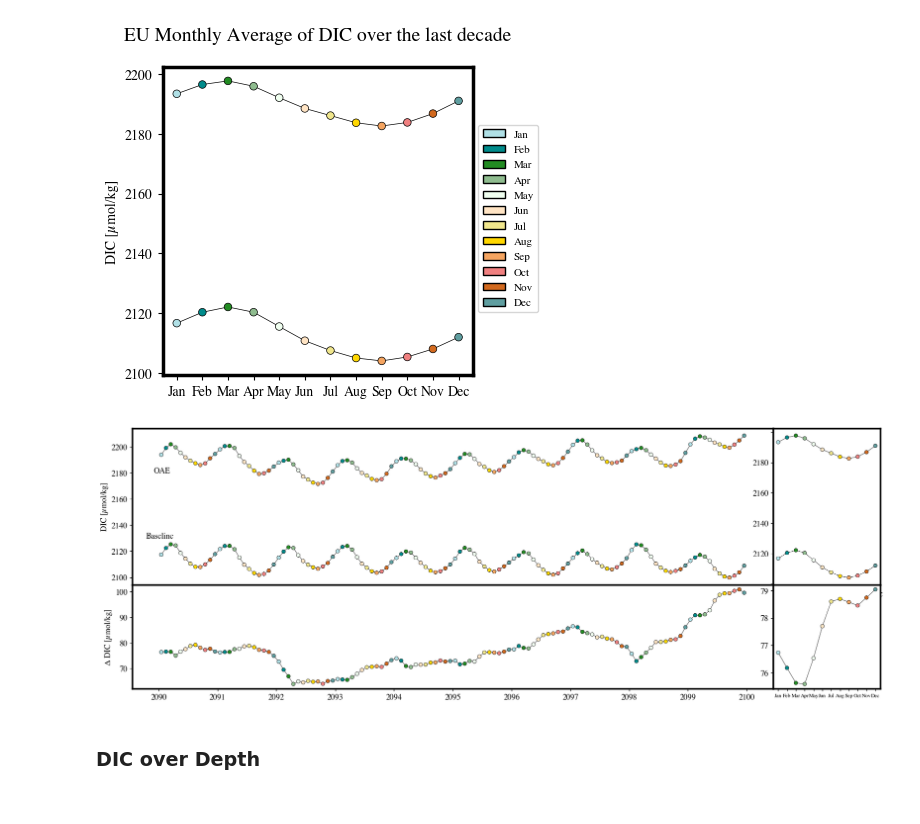
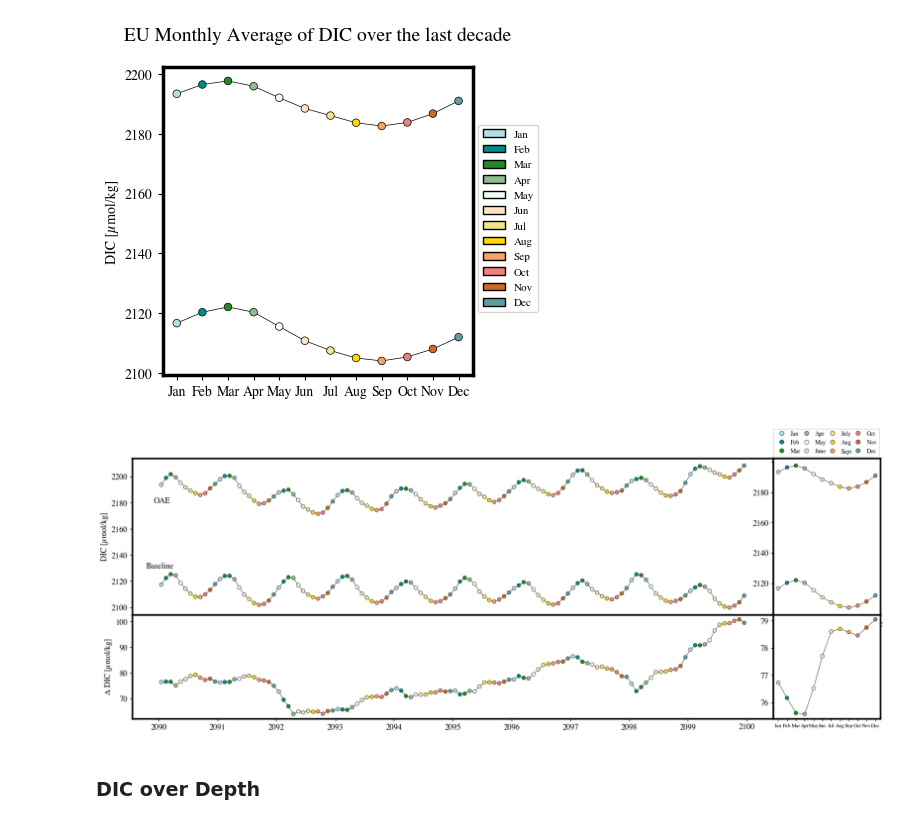
Before and after one commit to chiaraciscato/MScThesis, a Jupyter notebook: SSP3_7.0/DIC/croppedDIC_Comparison_7.0.ipynb, the cells around one changed output. Cells and saved outputs as stored; diff of their text form; code cells hidden in the pictures.

```diff
--- a/SSP3_7.0/DIC/croppedDIC_Comparison_7.0.ipynb
+++ b/SSP3_7.0/DIC/croppedDIC_Comparison_7.0.ipynb
@@ -33,9 +34,9 @@ plt.style.use('seaborn-pastel')
 isns.set_context(mode="notebook", fontfamily="Times")
 sns.set_context(font_scale=0.8)
 # %%
-data_baseline = xr.open_dataset('/Users/chiaraciscato/Desktop/geomar/Cropped_DataTransfer/SSP3_7.0/dic&DIC/DIC&dic_Baseline_7.0_cropped.nc', decode_times=True).sel(deptht=slice(0, 150))
+data_baseline = xr.open_dataset('/Users/chiaraciscato/Desktop/geomar/Cropped_DataTransfer/SSP3_7.0/ALK&DIC/DIC&ALK_Baseline_7.0_cropped.nc', decode_times=True).sel(deptht=slice(0, 150))
 # %%
-data_oae = xr.open_dataset('/Users/chiaraciscato/Desktop/geomar/Cropped_DataTransfer/SSP3_7.0/dic&DIC/DIC&dic_OAE_7.0_cropped.nc', decode_times=True).sel(deptht=slice(0, 150))
+data_oae = xr.open_dataset('/Users/chiaraciscato/Desktop/geomar/Cropped_DataTransfer/SSP3_7.0/ALK&DIC/DIC&ALK_OAE_7.0_cropped.nc', decode_times=True).sel(deptht=slice(0, 150))
 # %% [markdown]
 ### EU Average of DIC
 # %%
@@ -708,6 +709,16 @@ ax.set_title("EU Monthly Average of DIC over the last decade", fontname="Times",
 pass
 # %% [output]
 [figure]
+# %%
+class HandlerEllipse(HandlerPatch):
+    def create_artists(self, legend, orig_handle,
+                       xdescent, ydescent, width, height, fontsize, trans):
+        center = 0.5 * width - 0.5 * xdescent, 0.5 * height - 0.5 * ydescent
+        p = mpatches.Ellipse(xy=center, width=height + xdescent,
+                             height=height + ydescent)
+        self.update_prop(p, orig_handle, legend)
+        p.set_transform(trans)
+        return [p]
 # %%
 colors = dict(zip(dic_baseline_monthly.Month.unique(), ['powderblue', 'darkcyan', 'forestgreen', 'darkseagreen',
                                                         'honeydew', 'bisque', 'khaki', 'gold',
@@ -736,8 +747,9 @@ ax.scatter(dic_oae_monthly.index, dic_oae_monthly.dic, color=dic_oae_monthly.Mon
 ax.tick_params(axis='both', which='major', labelsize=12)
 ax.set_ylabel('DIC [µmol/kg]', fontsize=12)
 
-#legend = [mpatches.Patch(facecolor = value, edgecolor = "black", label = key, alpha = 1) for key, value in colors.items()]
-#ax.legend(handles = legend, bbox_to_anchor=(1, 0.85), loc='best', fontsize=6.5)
+legend = [mpatches.Circle((0.5, 0.5), 1, facecolor = value, edgecolor = "black", linewidth=0.5, label = key, alpha = 1) for key, value in colors.items()]
+ax.legend(handles = legend, bbox_to_anchor=(1.17, 1.21), loc='best', columnspacing=0.05, handletextpad=0.4, fontsize=9, ncol = 4,
+          handler_map={mpatches.Circle: HandlerEllipse()})
 
 ax2.plot(mean_baseline.DIC, '-', color="black", linewidth=0.5, zorder=1)
 ax2.scatter(mean_baseline.time_counter, mean_baseline.DIC, color=mean_baseline.time_counter.map(lambda x: colors2[x]), edgecolors='black',  linewidth=0.5, s=30)
@@ -751,34 +763,34 @@ yticks[-2].label1.set_visible(False)
 yticks[-7].label1.set_visible(False)
 
 colors = dict(zip(delta_dic.Month.unique(), ['powderblue', 'darkcyan', 'forestgreen', 'darkseagreen',
                                                         'honeydew', 'bisque', 'khaki', 'gold',
                                                         'sandybrown', 'lightcoral', 'chocolate', 'cadetblue']))
 
 colors2 = dict(zip(delta_dic_mean.time_counter.unique(), ['powderblue', 'darkcyan', 'forestgreen', 'darkseagreen',
                                                         'honeydew', 'bisque', 'khaki', 'gold',
                                                         'sandybrown', 'lightcoral', 'chocolate', 'cadetblue']))
 
 
 ax3.plot_date(delta_dic.index, delta_dic.dic, '-', label='Baseline', color="black", linewidth=0.5, zorder=0.8)
 ax3.scatter(delta_dic.index, delta_dic.dic, color=delta_dic.Month.map(lambda x: colors[x]), marker='o', edgecolors='black', linewidth=0.5, s=30)
 
 ax3.tick_params(axis='both', which='major', labelsize=12)
 ax3.set_ylabel('Δ DIC [µmol/kg]', fontsize=12)
 
 #legend = [mpatches.Patch(facecolor = value, edgecolor = "black", label = key, alpha = 1) for key, value in colors.items()]
 #ax3.legend(handles = legend, bbox_to_anchor=(1, 0.85), loc='best', fontsize=6.5)
 
 ax4.plot(delta_dic_mean.dic, '-', color="black", linewidth=0.5, zorder=1)
 ax4.scatter(delta_dic_mean.time_counter, delta_dic_mean.dic, color=delta_dic_mean.time_counter.map(lambda x: colors2[x]), edgecolors='black',  linewidth=0.5, s=30)
 
 ax4.tick_params(axis='x', which='major', labelsize=8)
 ax4.tick_params(axis='y', which='major', labelsize=12)
 
 plt.savefig('/Users/chiaraciscato/Desktop/geomar/geomarcode/SSP3_7.0/DIC/figs/EUDIC_monthly_mean.png')
 
 pass
 # %% [output]
-[figure, old version]
+[figure, new version]
 # %% [markdown]
 ### DIC over Depth
 # %%
```
Also changed, not shown: parts of 7 cells of this notebook, 27 other files.
